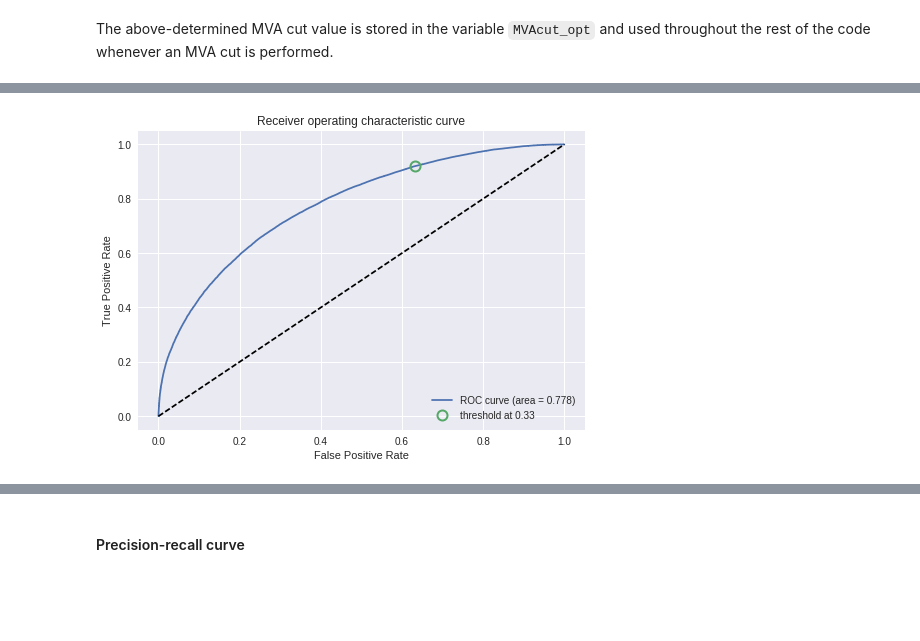
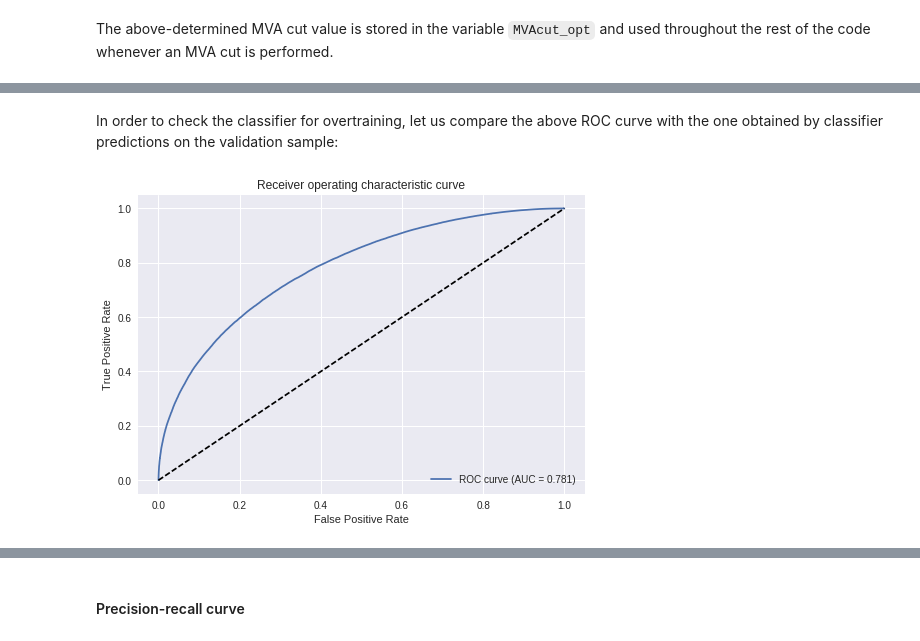
Before and after one commit to tempse/sklearn-beginners-template, a Jupyter notebook: scikit-learn beginner's template.ipynb, the cells around one changed output, grey strips where cells are left out. Drawn from its saved outputs; the diff is of its cells as text; code cells hidden in the pictures; blank space fills up the shorter version.

```diff
--- a/scikit-learn beginner's template.ipynb
+++ b/scikit-learn beginner's template.ipynb
@@ -140,7 +140,7 @@ data = pd.read_csv('./data/higgs/HIGGS.csv',
                    sep=',',
                    names=attributes,
                    usecols=[0,22,23,24,25,26,27,28], # only import specific columns
-                   nrows=500000 # only import a certain number of events (usually determined by memory, training time,...)
+                   nrows=1000000 # only import a certain number of events (usually determined by memory, training time,...)
                   )
 # %% [markdown]
 In order to utilize machine learning libraries like scikit-learn, we have to set up our data in form of a feature matrix `X` and a target vector `y`.
@@ -492,7 +496,7 @@ def plot_ROCcurve(y_truth, y_score, workingpoint=-1):
     roc_auc = roc_auc_score(y_truth, y_score[:,1])
 
     plt.figure()
-    plt.plot(fpr, tpr, label='ROC curve (area = %0.3f)' % roc_auc)
+    plt.plot(fpr, tpr, label='ROC curve (AUC = %0.3f)' % roc_auc)
     plt.plot([0, 1], [0, 1], 'k--')
     plt.xlim([-0.05, 1.05])
     plt.ylim([-0.05, 1.05])
@@ -512,4 +520,6 @@ def plot_ROCcurve(y_truth, y_score, workingpoint=-1):
+# %% [markdown]
+In order to check the classifier for overtraining, let us compare the above ROC curve with the one obtained by classifier predictions on the validation sample:
 # %%
-plot_ROCcurve(y_val, y_val_score, MVAcut_opt)
+plot_ROCcurve(y_val, y_val_score)
 # %% [output]
-[figure, old version]
+[figure, new version]
```
Also changed, not shown: parts of 36 cells of this notebook.
